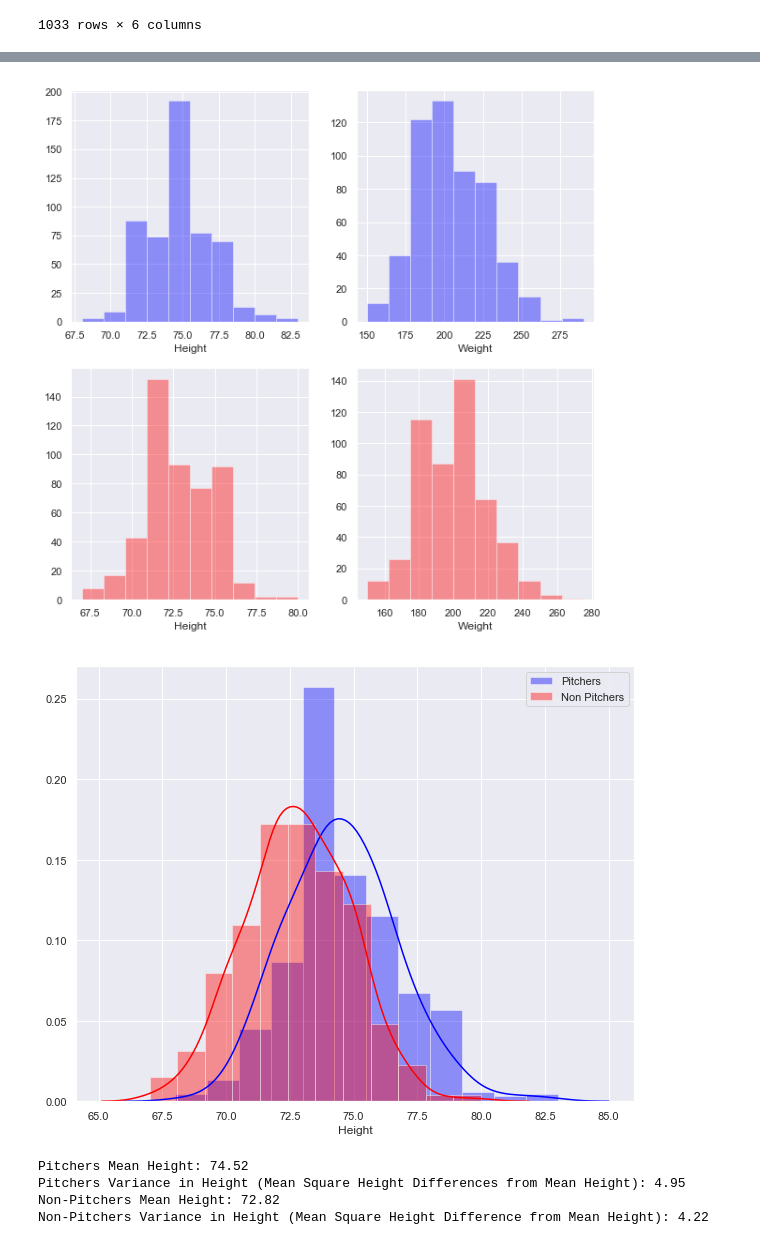
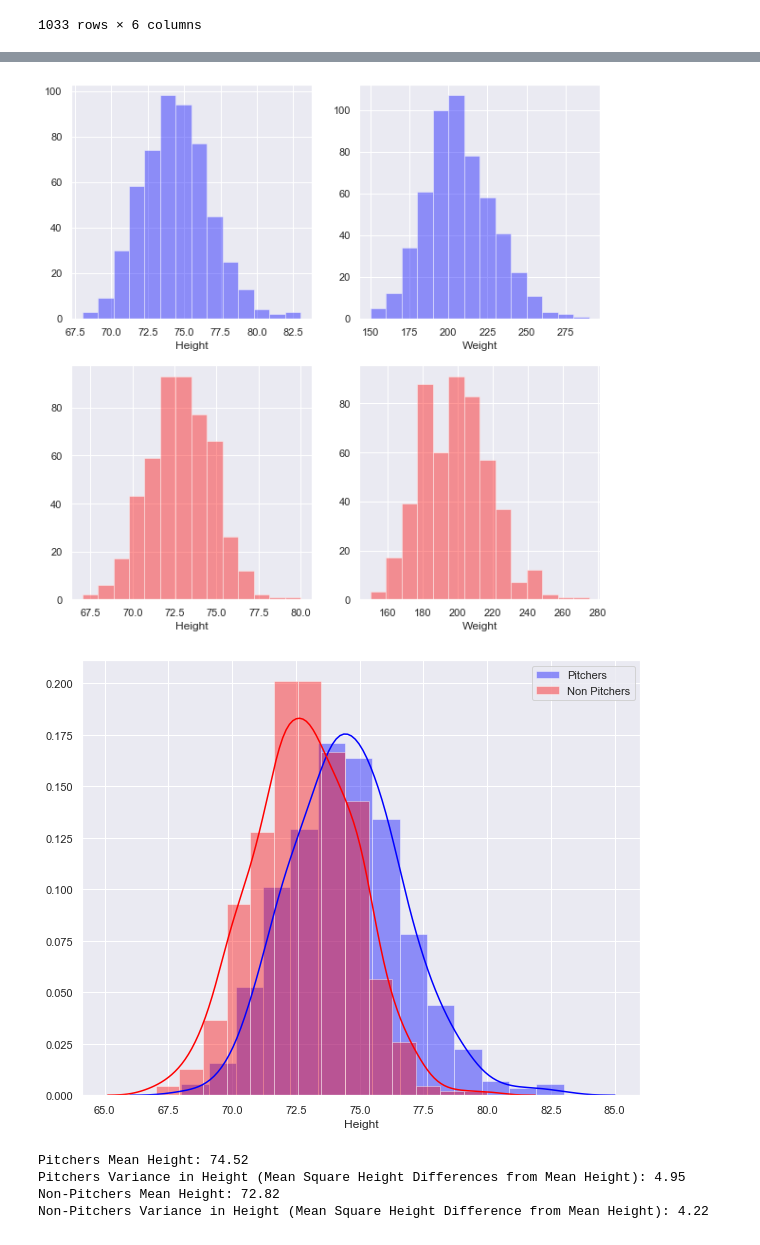
Before and after one commit to virgilpierce/STAT_411, a Jupyter notebook: 1 - Intro and Motivating Ex.ipynb, the cells around one changed output, grey strips where cells are left out. Cells and saved outputs as stored; diff of their text form; code cells hidden in the pictures.

```diff
--- a/1 - Intro and Motivating Ex.ipynb
+++ b/1 - Intro and Motivating Ex.ipynb
@@ -324,13 +323,13 @@ sn.set(style = 'darkgrid')
 
 f, ax = plt.subplots(2, 2, sharey=False, figsize = (10, 10))   # Make a 2 x 2 grid for multiple plots
 sn.distplot(major_2[major_2.Position=='Pitcher'].Height, ax=ax[0, 0], color = 'blue',
-            label = 'Pitchers', kde=False, bins=10)
+            label = 'Pitchers', kde=False, bins=14)
 sn.distplot(major_2[major_2.Position=='Pitcher'].Weight, ax=ax[0, 1], color = 'blue',
-            label = 'Pitchers', kde=False, bins=10)
+            label = 'Pitchers', kde=False, bins=14)
 sn.distplot(major_2[major_2.Position!='Pitcher'].Height, ax=ax[1, 0], color = 'red',
-            label = 'Non Pitchers', kde=False, bins=10)
+            label = 'Non Pitchers', kde=False, bins=14)
 sn.distplot(major_2[major_2.Position!='Pitcher'].Weight, ax=ax[1,1], color = 'red',
-            label = 'Non Pitchers', kde=False, bins=10);
+            label = 'Non Pitchers', kde=False, bins=14);
 
 # First row are Pitchers
 # Second row are Non-Pitchers
@@ -339,23 +338,23 @@ sn.distplot(major_2[major_2.Position!='Pitcher'].Weight, ax=ax[1,1], color = 're
 # Also I would like to have the horizontal axis shared in the first two but not the same axis for all four - Not sure
 # that will ever be possible.
 # %% [output]
-[figure, old version]
+[figure, new version]
 # %%
 # We could also plot two histograms on top of each other
 
 sn.set(style = 'darkgrid')
 plt.figure(figsize = (10, 8))
 
 sn.distplot(major_2[major_2.Position=='Pitcher'].Height, color='blue',
-            label='Pitchers', kde=True, bins=12)
+            label='Pitchers', kde=True, bins=14)
 sn.distplot(major_2[major_2.Position!='Pitcher'].Height, color='red',
-            label='Non Pitchers', kde=True, bins=12)
+            label='Non Pitchers', kde=True, bins=14)
 plt.legend();
 
 # I changed the kde flag to True - this gives a curve estimating the distribution,
 # but it also scales the histograms to have area 1 (i.e. they represent proportions of the populations)
 # %% [output]
-[figure, old version]
+[figure, new version]
 # %%
 # We can easily compute the means and variances for the two categories
 
```
Also changed, not shown: parts of 20 cells of this notebook.
